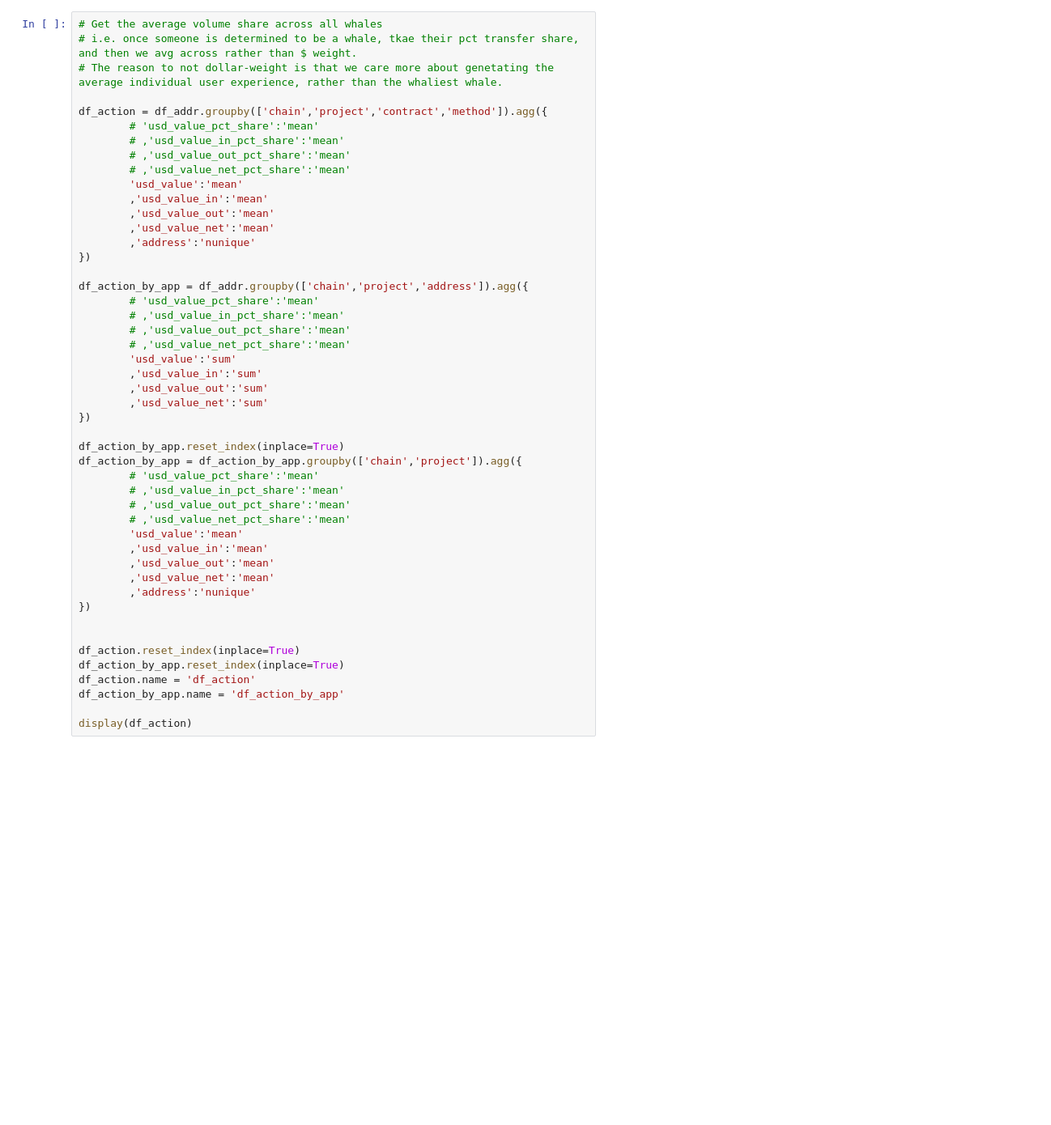
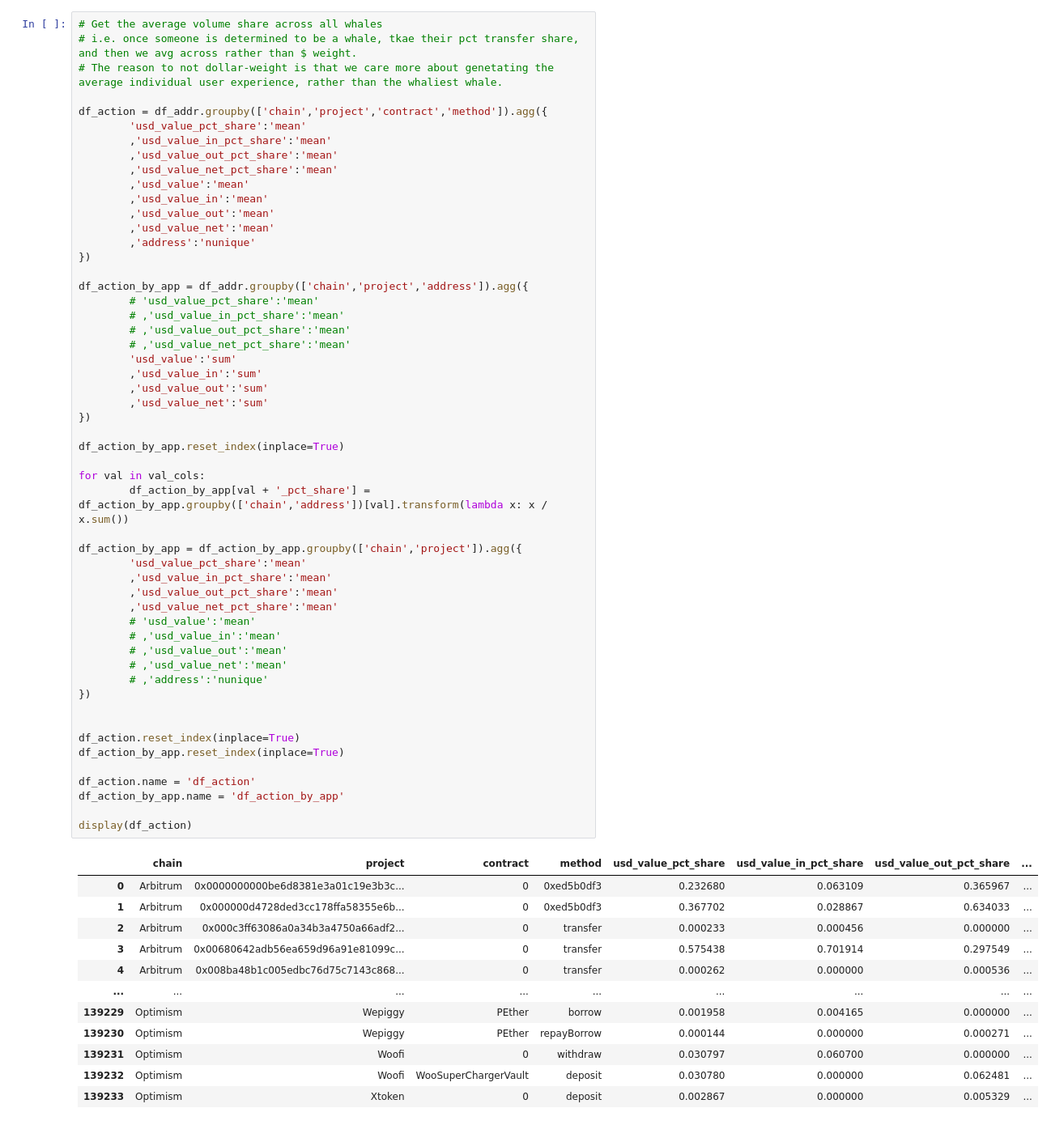
Before and after one commit to MSilb7/op_data, a Jupyter notebook: op_whale_actions.ipynb, the cells around one changed output. Shown: that part at 81% size. Saved outputs shown, nothing was run; the diff lists cells and outputs as text; blank space fills up the shorter version.

```diff
--- a/op_whale_actions.ipynb
+++ b/op_whale_actions.ipynb
@@ -89,46 +89,63 @@ for val in val_cols:
 # The reason to not dollar-weight is that we care more about genetating the average individual user experience, rather than the whaliest whale.
 
 df_action = df_addr.groupby(['chain','project','contract','method']).agg({
-        # 'usd_value_pct_share':'mean'
-        # ,'usd_value_in_pct_share':'mean'
-        # ,'usd_value_out_pct_share':'mean'
-        # ,'usd_value_net_pct_share':'mean'
-        'usd_value':'mean'
+        'usd_value_pct_share':'mean'
+        ,'usd_value_in_pct_share':'mean'
+        ,'usd_value_out_pct_share':'mean'
+        ,'usd_value_net_pct_share':'mean'
+        ,'usd_value':'mean'
         ,'usd_value_in':'mean'
         ,'usd_value_out':'mean'
         ,'usd_value_net':'mean'
         ,'address':'nunique'
 })
 
 df_action_by_app = df_addr.groupby(['chain','project','address']).agg({
         # 'usd_value_pct_share':'mean'
         # ,'usd_value_in_pct_share':'mean'
         # ,'usd_value_out_pct_share':'mean'
         # ,'usd_value_net_pct_share':'mean'
         'usd_value':'sum'
         ,'usd_value_in':'sum'
         ,'usd_value_out':'sum'
         ,'usd_value_net':'sum'
 })
 
 df_action_by_app.reset_index(inplace=True)
+
+for val in val_cols:
+        df_action_by_app[val + '_pct_share'] = df_action_by_app.groupby(['chain','address'])[val].transform(lambda x: x / x.sum())
+
 df_action_by_app = df_action_by_app.groupby(['chain','project']).agg({
-        # 'usd_value_pct_share':'mean'
-        # ,'usd_value_in_pct_share':'mean'
-        # ,'usd_value_out_pct_share':'mean'
-        # ,'usd_value_net_pct_share':'mean'
-        'usd_value':'mean'
-        ,'usd_value_in':'mean'
-        ,'usd_value_out':'mean'
-        ,'usd_value_net':'mean'
-        ,'address':'nunique'
+        'usd_value_pct_share':'mean'
+        ,'usd_value_in_pct_share':'mean'
+        ,'usd_value_out_pct_share':'mean'
+        ,'usd_value_net_pct_share':'mean'
+        # 'usd_value':'mean'
+        # ,'usd_value_in':'mean'
+        # ,'usd_value_out':'mean'
+        # ,'usd_value_net':'mean'
+        # ,'address':'nunique'
 })
 
 
 df_action.reset_index(inplace=True)
 df_action_by_app.reset_index(inplace=True)
+
 df_action.name = 'df_action'
 df_action_by_app.name = 'df_action_by_app'
 
 display(df_action)
 # %% [output]
+|  | chain | project | contract | method | usd_value_pct_share | usd_value_in_pct_share | usd_value_out_pct_share | ... |
+| 0 | Arbitrum | 0x0000000000be6d8381e3a01c19e3b3c... | 0 | 0xed5b0df3 | 0.232680 | 0.063109 | 0.365967 | ... |
+| 1 | Arbitrum | 0x000000d4728ded3cc178ffa58355e6b... | 0 | 0xed5b0df3 | 0.367702 | 0.028867 | 0.634033 | ... |
+| 2 | Arbitrum | 0x000c3ff63086a0a34b3a4750a66adf2... | 0 | transfer | 0.000233 | 0.000456 | 0.000000 | ... |
+| 3 | Arbitrum | 0x00680642adb56ea659d96a91e81099c... | 0 | transfer | 0.575438 | 0.701914 | 0.297549 | ... |
+| 4 | Arbitrum | 0x008ba48b1c005edbc76d75c7143c868... | 0 | transfer | 0.000262 | 0.000000 | 0.000536 | ... |
+| ... | ... | ... | ... | ... | ... | ... | ... | ... |
+| 139229 | Optimism | Wepiggy | PEther | borrow | 0.001958 | 0.004165 | 0.000000 | ... |
+| 139230 | Optimism | Wepiggy | PEther | repayBorrow | 0.000144 | 0.000000 | 0.000271 | ... |
+| 139231 | Optimism | Woofi | 0 | withdraw | 0.030797 | 0.060700 | 0.000000 | ... |
+| 139232 | Optimism | Woofi | WooSuperChargerVault | deposit | 0.030780 | 0.000000 | 0.062481 | ... |
+| 139233 | Optimism | Xtoken | 0 | deposit | 0.002867 | 0.000000 | 0.005329 | ... |
```
Also changed, not shown: parts of 5 cells of this notebook.
